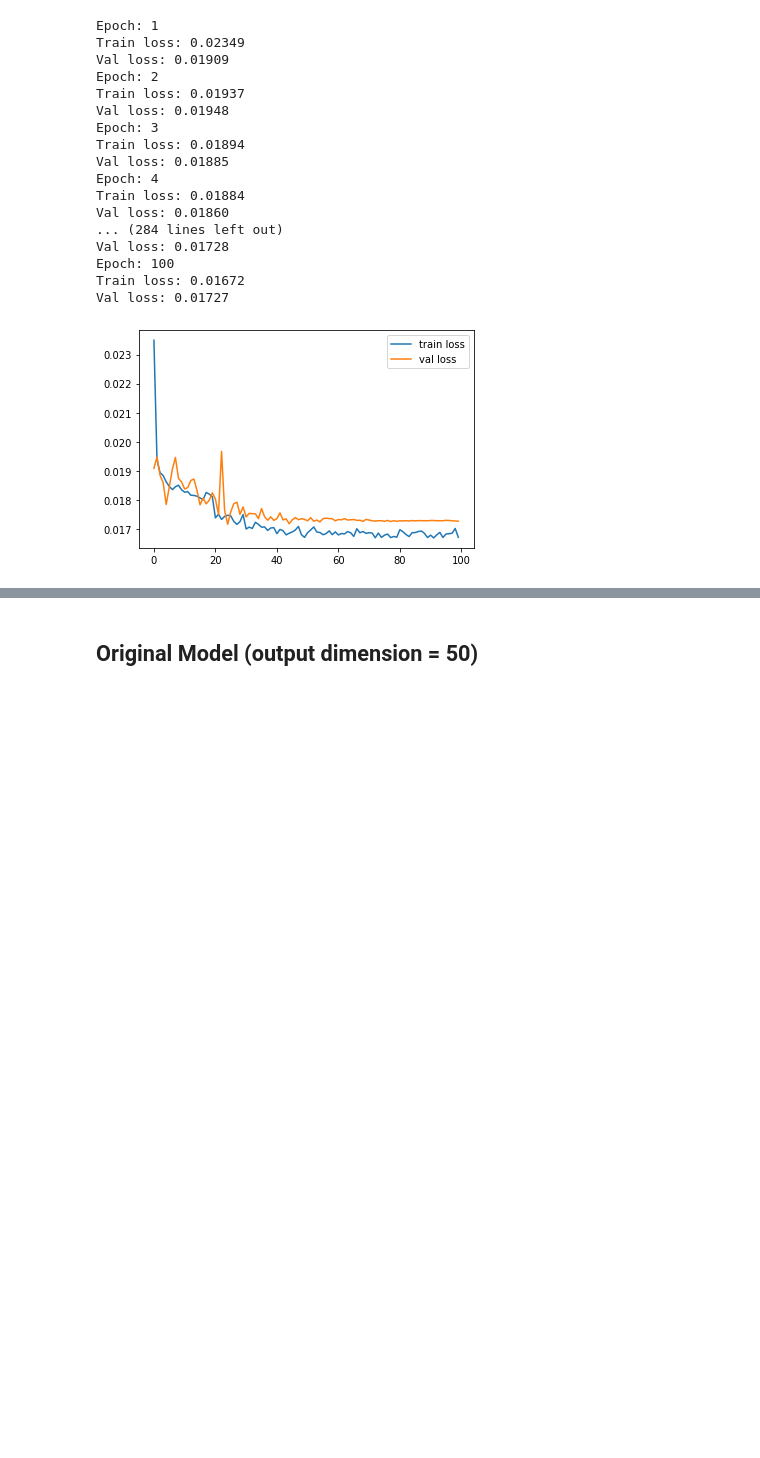
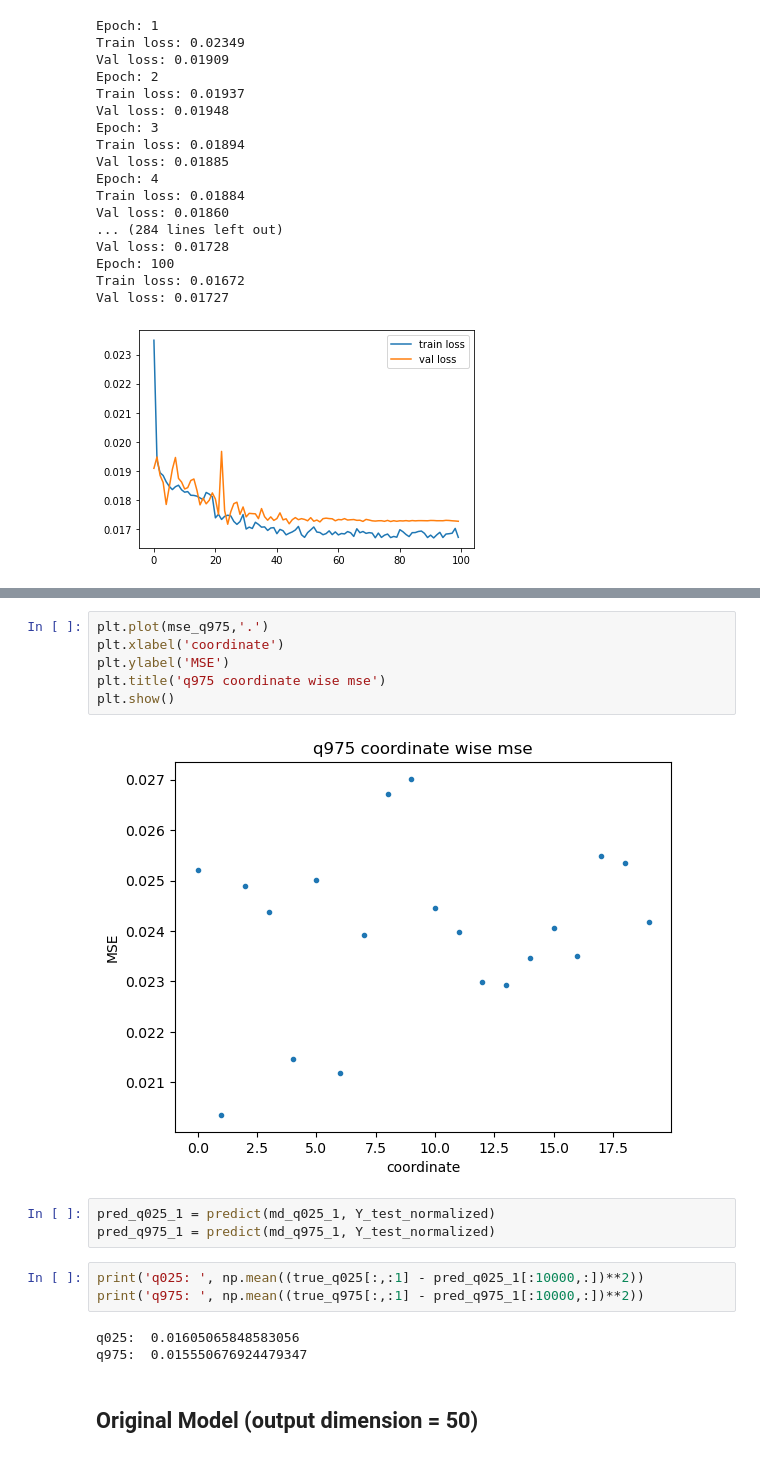
Before and after one commit to glory-99/simulation-based-inference, a Jupyter notebook: week12 (remote).ipynb, the cells around one changed output, grey strips where cells are left out. Cells and saved outputs as stored; diff of their text form; blank space fills up the shorter version.

```diff
--- a/week12 (remote).ipynb
+++ b/week12 (remote).ipynb
@@ -555,3 +598,20 @@ Val loss: 0.01727
+# %%
+plt.plot(mse_q975,'.')
+plt.xlabel('coordinate')
+plt.ylabel('MSE')
+plt.title('q975 coordinate wise mse')
+plt.show()
+# %% [output]
+[figure, added]
+# %%
+pred_q025_1 = predict(md_q025_1, Y_test_normalized)
+pred_q975_1 = predict(md_q975_1, Y_test_normalized)
+# %%
+print('q025: ', np.mean((true_q025[:,:1] - pred_q025_1[:10000,:])**2))
+print('q975: ', np.mean((true_q975[:,:1] - pred_q975_1[:10000,:])**2))
+# %% [output]
+q025:  0.01605065848583056
+q975:  0.015550676924479347
 # %% [markdown]
 ## Original Model (output dimension = 50)
 # %% [markdown]
```
Also changed, not shown: parts of 8 cells of this notebook, 3 other files.
